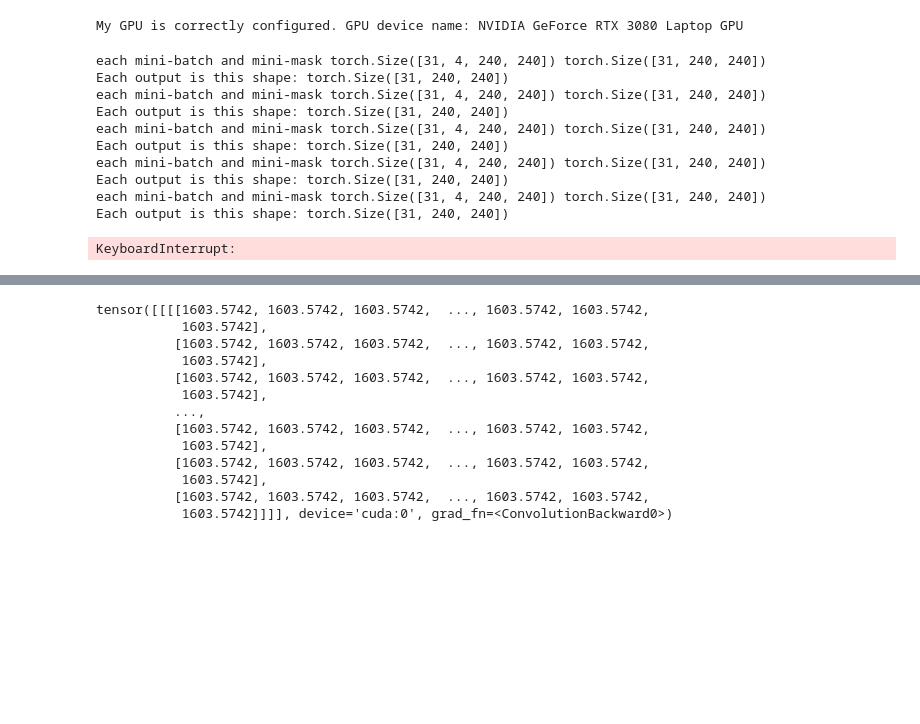
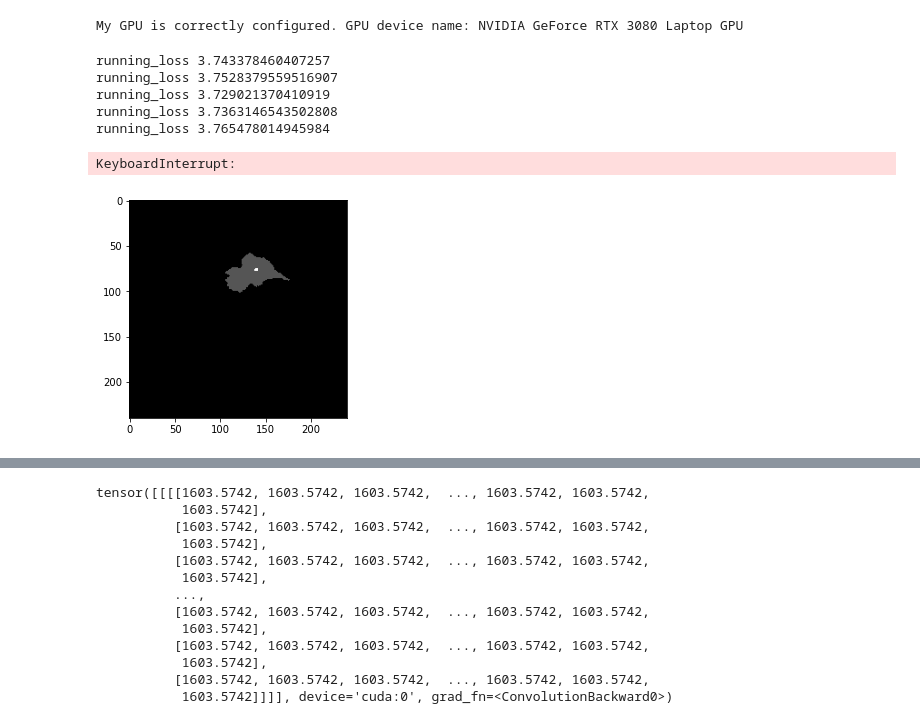
Before and after one commit to AlisherMyrgyyassov/Notebooks-Practice, a Jupyter notebook: U-Net.ipynb, the cells around one changed output, grey strips where cells are left out. Drawn from its saved outputs; the diff is of its cells as text; code cells hidden in the pictures; blank space fills up the shorter version.

```diff
--- a/U-Net.ipynb
+++ b/U-Net.ipynb
@@ -354,20 +336,17 @@ train_loader = torch.utils.data.DataLoader(train_dataset, shuffle=True)
 test_loader = torch.utils.data.DataLoader(test_dataset, shuffle=False)
 
 # Define loss function and optimizer
-criterion = nn.BCEWithLogitsLoss()
+criterion = nn.CrossEntropyLoss() # nn.BCEWithLogitsLoss()
 optimizer = optim.Adam(model.parameters(), lr=learning_rate)
-
-# writer for summaries
-writer = SummaryWriter('runs/U-Net')
 
 # Load checkpoint ==============================
 checkpoint = torch.load('checkpoint.pth')
 
 # Extract relevant data from checkpoint
-epoch = checkpoint['epoch']
+#epoch = checkpoint['epoch']
 model.load_state_dict(checkpoint['model_state_dict'])
-optimizer.load_state_dict(checkpoint['optimizer_state_dict'])
-loss = checkpoint['loss']
+#optimizer.load_state_dict(checkpoint['optimizer_state_dict'])
+#loss = checkpoint['loss']
 # ==============================================
 
 for epoch in range(num_epochs):
@@ -386,15 +365,15 @@ for epoch in range(num_epochs):
         #print ("each image and mask", image_chunks[0].shape, labels_chunks[0].shape)
 
         for i in range(len(image_chunks)):
-            mini_img = image_chunks[i].to(device)
-            mini_lbl = labels_chunks[i].to(device)
+            mini_img = image_chunks[i].to(device) # [31, 4, 240, 240]
+            mini_lbl = labels_chunks[i].to(device) # [31, 240, 240]
             #print ("each mini-batch and mini-mask", mini_img.shape, mini_lbl.shape)
 
             # Forward pass
-            outputs = model(mini_img)[:, 0, :, :]
-            #print("Each output is this shape:", outputs.shape)
-            loss = criterion(outputs, mini_lbl.float())
-            #print(loss)
+            outputs = model(mini_img) # [31, 4, 240, 240] 4 indeces
+            #print(outputs.shape, mini_lbl.shape)
+            loss = criterion(outputs, mini_lbl)
+            #print(outputs.shape, mini_lbl.shape)
 
             # Backward and optimize
             optimizer.zero_grad()
@@ -402,12 +381,19 @@ for epoch in range(num_epochs):
             optimizer.step()
 
             running_loss += loss.item()
+            #print(loss.item())
+            #print(outputs.sum()) #WHY THEY ARE ALL THE SAME
+
+            #Why gradient norms are the same and all equal 0.000????
+            """for name, param in model.named_parameters():
+                if param.grad is not None:
+                    print('%s: grad_norm=%.4f' % (name, param.grad.norm()))"""
 
         # switch off autograd
         print("running_loss", running_loss)
         running_loss = 0
         #print(outputs)
-        if counter % 10 == 0:
+        if counter % 10 == 9:
             torch.save({
             'epoch': epoch + 1,
             'model_state_dict': model.state_dict(),
@@ -430,7 +416,7 @@ with torch.no_grad():
         for i in range(len(image_chunks)):
             mini_img = image_chunks[i].to(device)
             mini_lbl = labels_chunks[i].to(device)
-            pred = model(mini_img)[:, 0, :, :]
+            pred = model(mini_img)
             totalTestLoss += criterion(pred, mini_lbl.float())
         print(totalTestLoss)
         totalTestLoss = 0
@@ -439,18 +425,13 @@ with torch.no_grad():
 
 
 # batch input ([31, 4, 240, 240]) ========= batch mask ([31, 240, 240])
-# Output shape ([31, 240, 240])
+# Output shape ([31, 4, 240, 240])
 # %% [output]
-each mini-batch and mini-mask torch.Size([31, 4, 240, 240]) torch.Size([31, 240, 240])
-Each output is this shape: torch.Size([31, 240, 240])
-each mini-batch and mini-mask torch.Size([31, 4, 240, 240]) torch.Size([31, 240, 240])
-Each output is this shape: torch.Size([31, 240, 240])
-each mini-batch and mini-mask torch.Size([31, 4, 240, 240]) torch.Size([31, 240, 240])
-Each output is this shape: torch.Size([31, 240, 240])
-each mini-batch and mini-mask torch.Size([31, 4, 240, 240]) torch.Size([31, 240, 240])
-Each output is this shape: torch.Size([31, 240, 240])
-each mini-batch and mini-mask torch.Size([31, 4, 240, 240]) torch.Size([31, 240, 240])
-Each output is this shape: torch.Size([31, 240, 240])
+running_loss 3.743378460407257
+running_loss 3.7528379559516907
+running_loss 3.729021370410919
+running_loss 3.7363146543502808
+running_loss 3.765478014945984
 KeyboardInterrupt:
 # %%
 # import the necessary packages
@@ -472,3 +453,10 @@ def prepare_plot(origImage, origMask, predMask):
 	# set the layout of the figure and display it
 	figure.tight_layout()
 	figure.show()
+# %%
+# Another test
+mini_lbl.float().shape
+plt.imshow(mini_lbl.float()[5].cpu(), cmap='gray')
+plt.show()
+# %% [output]
+[figure, added]
```
Also changed, not shown: parts of 8 cells of this notebook, 1 other file.
